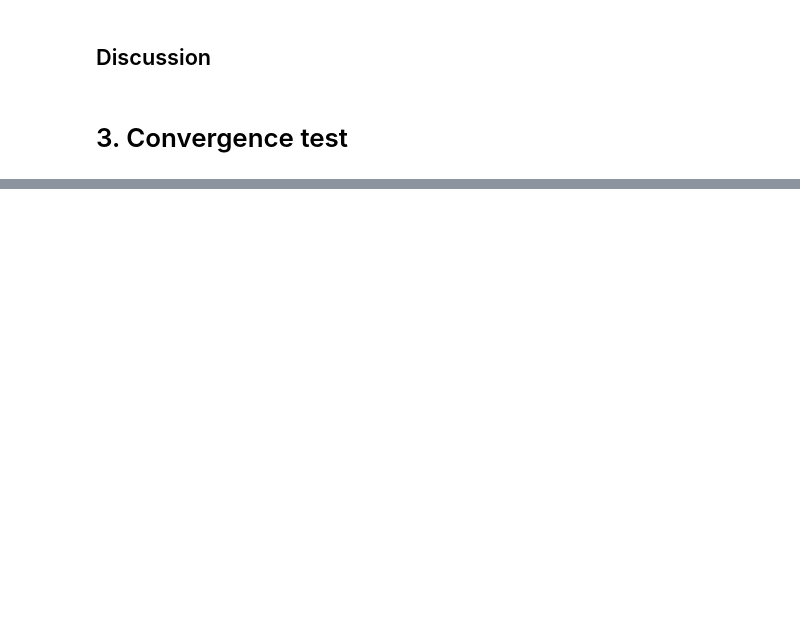
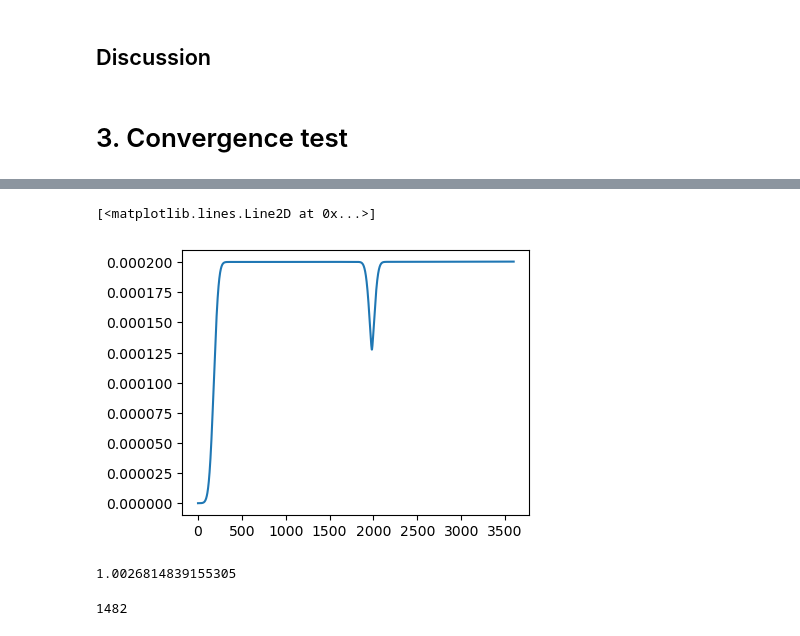
Before and after one commit to jianyangwu1996/CPho, a Jupyter notebook: homework3/Homework_3_report_group_3.ipynb, the cells around one changed output, grey strips where cells are left out. Drawn from its saved outputs; the diff is of its cells as text; code cells hidden in the pictures; blank space fills up the shorter version.

```diff
--- a/homework3/Homework_3_report_group_3.ipynb
+++ b/homework3/Homework_3_report_group_3.ipynb
@@ -1,6 +1,6 @@
 # %%
 import numpy as np
-from function_headers_fdtd import fdtd_1d, Fdtd1DAnimation
+# from Homework_3_function_headers_group_3 import fdtd_1d, Fdtd1DAnimation
 from matplotlib import pyplot as plt
 
 
@@ -12,7 +12,6 @@ plt.rcParams.update({
         'figure.subplot.right': 0.90,
         'figure.subplot.top': 0.9,
         'axes.grid': False,
-        'image.cmap': 'bluered_dark',
 })
 
 plt.close('all')
@@ -131,0 +377,18 @@ def field_source(x, y, t, j0, f, t0, tau, w):
+# %%
+Nx = int(round(x_span/dx[0])) + 1 # number of grid points
+eps_rel=np.ones((Nx,))
+Ez, Hy, x, t = fdtd_1d_convergence_fixed_time(eps_rel, dx[0], time_span, source_frequency, source_position, source_pulse_length)
+# %%
+Ez_out = np.sum(np.abs(Ez),axis=1)
+plt.plot(Ez_out)
+# %% [output]
+[<matplotlib.lines.Line2D at 0x...>]
+[figure, added]
+# %%
+np.max(np.sum(np.abs(Ez),axis=1))/0.0002
+# %% [output]
+1.0026814839155305
+# %%
+np.argmin(Ez_out[500:])
+# %% [output]
+1482
```
Also changed, not shown: parts of 16 cells of this notebook, 11 other files.
